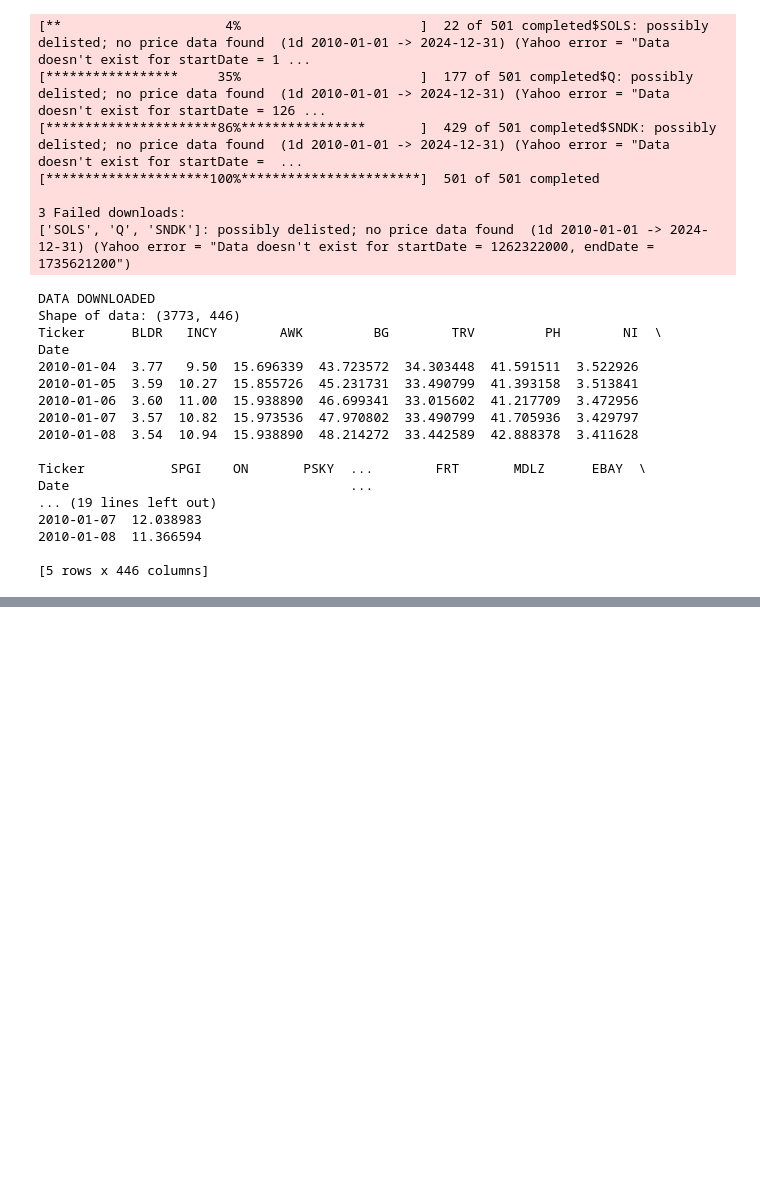
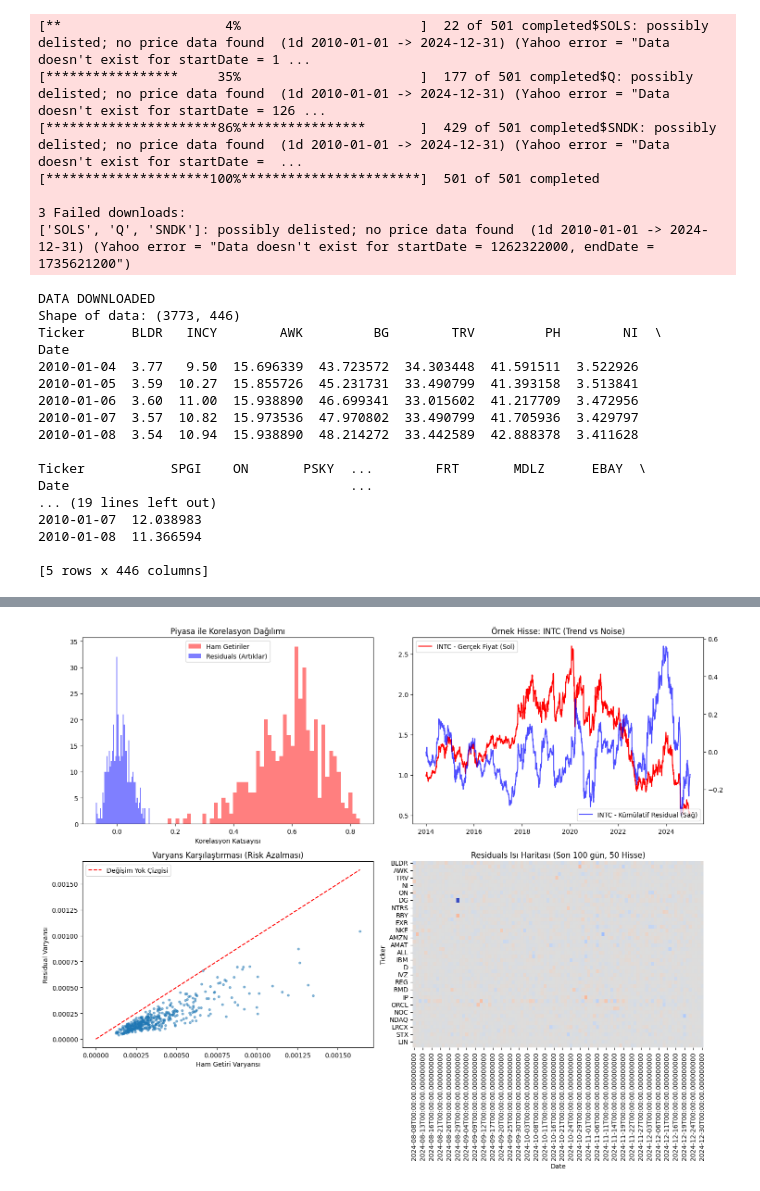
Before and after one commit to umutky/cs540_project, a Jupyter notebook: term_project.ipynb, the cells around one changed output, grey strips where cells are left out. Saved outputs shown, nothing was run; the diff lists cells and outputs as text; code cells hidden in the pictures; blank space fills up the shorter version.

```diff
--- a/term_project.ipynb
+++ b/term_project.ipynb
@@ -103,0 +163,14 @@ Date                                    ...
+# %%
+returns_df = calculate_returns(prices_df)
+
+# Cap outliers
+# returns_df = returns_df.clip(lower=returns_df.quantile(0.05), upper=returns_df.quantile(0.95), axis=1)
+
+# Calculate residuals
+residuals_df = get_pca_residuals(returns_df, n_components=5, window=252) # window size 252 - 500 denenebilir.
+
+for col in residuals_df.columns:
+    residuals_df[col] = residuals_df[col].astype(np.float64)
+
+residuals_df = residuals_df.dropna(how='all')
+print(residuals_df.tail())
@@ -103,0 +195,80 @@ Date                                    ...
+# %%
+#
+def analyze_residuals(returns_df, residuals_df):
+    """
+    Orijinal getiriler ile PCA sonrası artıkları (residuals) karşılaştırır.
+    """
+
+    # Ortak tarihleri hizalayalım (Residuals ilk window kadar boştur)
+    valid_dates = residuals_df.dropna(how='all').index
+    ret_clean = returns_df.loc[valid_dates]
+    res_clean = residuals_df.loc[valid_dates]
+
+    # Piyasa Proxy'si Oluşturma (Equal Weighted Index)
+    # S&P 500 endeks verisi yerine, elimizdeki hisselerin ortalamasını "Piyasa" kabul edelim.
+    market_return = ret_clean.mean(axis=1)
+
+    # Varyans Azalması (R-Kare Benzeri Analiz)
+    # Formül: 1 - (Var(Residual) / Var(Raw))
+    # Bu bize "PCA faktörleri varyansın % kaçını açıkladı?" bilgisini verir.
+    var_raw = ret_clean.var()
+    var_res = res_clean.var()
+    variance_explained = 1 - (var_res / var_raw)
+
+    print(f"--- Özet İstatistikler ---")
+    print(f"Ortalama Varyans Açıklama Oranı (R^2): %{variance_explained.mean()*100:.2f}")
+    print(f"(Yani hisse hareketlerinin %{variance_explained.mean()*100:.0f}'i piyasa faktörlerinden kaynaklıydı ve temizlendi.)")
+
+    # Piyasa ile Korelasyon Analizi
+    # Her bir hissenin piyasa ile korelasyonunu hesapla
+    corr_raw = ret_clean.corrwith(market_return)
+    corr_res = res_clean.corrwith(market_return)
+
+    print(f"Ortalama Piyasa Korelasyonu (Ham Getiri): {corr_raw.mean():.3f}")
+    print(f"Ortalama Piyasa Korelasyonu (Residuals):  {corr_res.mean():.3f} (Sıfıra yakın olmalı)")
+
+    # Görselleştirme
+    fig, axes = plt.subplots(2, 2, figsize=(15, 12))
+
+    # Grafik A: Korelasyon Dağılımı (Histogram)
+    axes[0, 0].hist(corr_raw, bins=50, alpha=0.5, label='Ham Getiriler', color='red')
+    axes[0, 0].hist(corr_res, bins=50, alpha=0.5, label='Residuals (Artıklar)', color='blue')
+    axes[0, 0].set_title('Piyasa ile Korelasyon Dağılımı')
+    axes[0, 0].legend()
+    axes[0, 0].set_xlabel('Korelasyon Katsayısı')
+
+    # Grafik B: Rastgele Bir Hissenin Kümülatif Getirisi vs Residual
+    # Rastgele bir hisse seçelim
+    sample_stock = ret_clean.columns[np.random.randint(0, len(ret_clean.columns))]
+
+    cum_ret = (1 + ret_clean[sample_stock]).cumprod()
+    cum_res = res_clean[sample_stock].cumsum() # Residuals log-return olduğu için toplanır (yaklaşık)
+
+    ax2 = axes[0, 1]
+    ax2.plot(cum_ret.index, cum_ret, label=f'{sample_stock} - Gerçek Fiyat (Sol)', color='red')
+    ax2_r = ax2.twinx()
+    ax2_r.plot(cum_res.index, cum_res, label=f'{sample_stock} - Kümülatif Residual (Sağ)', color='blue', alpha=0.7)
+    ax2.set_title(f'Örnek Hisse: {sample_stock} (Trend vs Noise)')
+    ax2.legend(loc='upper left')
+    ax2_r.legend(loc='lower right')
+
+    # Grafik C: Volatilite Karşılaştırması
+    axes[1, 0].scatter(var_raw, var_res, alpha=0.5, s=10)
+    axes[1, 0].plot([0, var_raw.max()], [0, var_raw.max()], 'r--', label='Değişim Yok Çizgisi')
+    axes[1, 0].set_title('Varyans Karşılaştırması (Risk Azalması)')
+    axes[1, 0].set_xlabel('Ham Getiri Varyansı')
+    axes[1, 0].set_ylabel('Residual Varyansı')
+    axes[1, 0].legend()
+
+    # Grafik D: Residual Isı Haritası (İlk 50 hisse, son 100 gün)
+    # Kümeleşme var mı diye bakıyoruz
+    import seaborn as sns
+    sns.heatmap(res_clean.iloc[-100:, :50].T, ax=axes[1, 1], cmap='coolwarm', center=0, cbar=False)
+    axes[1, 1].set_title('Residuals Isı Haritası (Son 100 gün, 50 Hisse)')
+
+    plt.tight_layout()
+    plt.show()
+
+
+analyze_residuals(returns_df, residuals_df)
+# %% [output]
@@ -103,0 +280 @@ Date                                    ...
+[figure, added]
```
Also changed, not shown: parts of 5 cells of this notebook.
